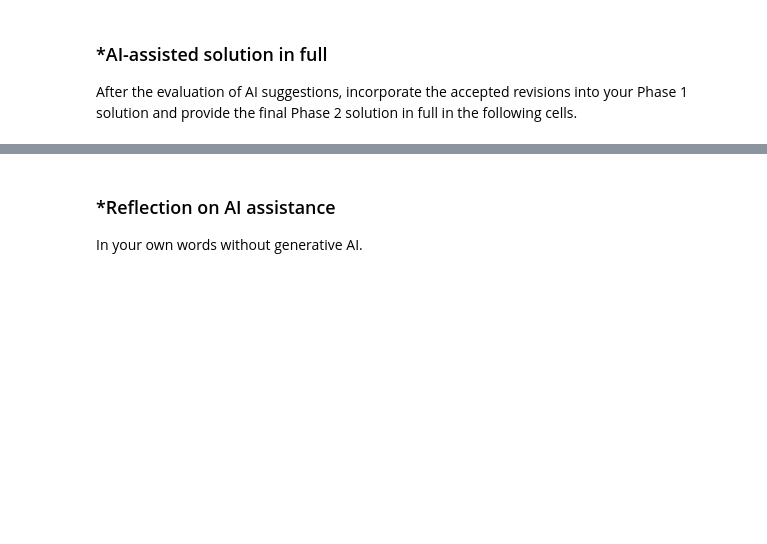
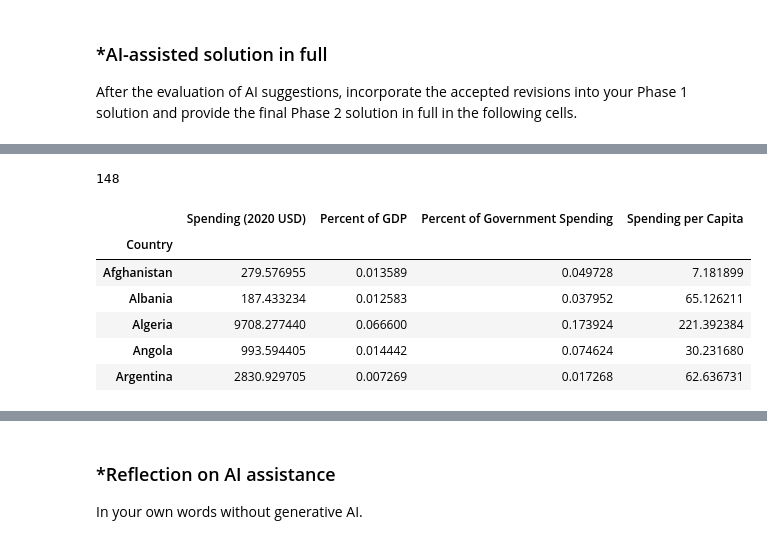
Before and after one commit to jrp0207/A04-clustering, a Jupyter notebook: notebook.ipynb, the cells around one changed output, grey strips where cells are left out. Drawn from its saved outputs; the diff is of its cells as text; code cells hidden in the pictures; blank space fills up the shorter version.

```diff
--- a/notebook.ipynb
+++ b/notebook.ipynb
@@ -330,0 +920,33 @@ After the evaluation of AI suggestions, incorporate the accepted revisions into
+# %%
+#Question 2.1
+
+import pandas as pd
+import numpy as np
+
+df = pd.read_csv('SIPRI Military Expenditure Database.csv')
+df = df[df['Year'] == 2020].dropna()
+print(df.shape[0])
+
+df = df.set_index('Country').drop(columns=['index', 'Year'])
+
+df.head()
+
+# Further cleaning is needed:
+# 1. Need to drop the index and year columns (identifiers, not features) and keep Country as the
+#    row label rather than a feature, so clusters can be interpreted later.
+# 2. The four variables are on very different scales (spending is in the hundreds of
+#    thousands, percent of GDP is under 0.1), so they need to be standardized, otherwise
+#    the large-scale variables would dominate the distance calculations.
+# 3. The variables are also heavily right-skewed (total spending has skew around 10, driven
+#    by countries like the US and China), so standardizing alone would leave a few outliers
+#    dominating the clusters. Log-transforming first (all values are positive) reduces the
+#    skew, and then standardizing puts the variables on a common scale.
+# %% [output]
+148
+|  | Spending (2020 USD) | Percent of GDP | Percent of Government Spending | Spending per Capita |
+| Country |  |  |  |  |
+| Afghanistan | 279.576955 | 0.013589 | 0.049728 | 7.181899 |
+| Albania | 187.433234 | 0.012583 | 0.037952 | 65.126211 |
+| Algeria | 9708.277440 | 0.066600 | 0.173924 | 221.392384 |
+| Angola | 993.594405 | 0.014442 | 0.074624 | 30.231680 |
+| Argentina | 2830.929705 | 0.007269 | 0.017268 | 62.636731 |
```
Also changed, not shown: parts of 15 cells of this notebook.
